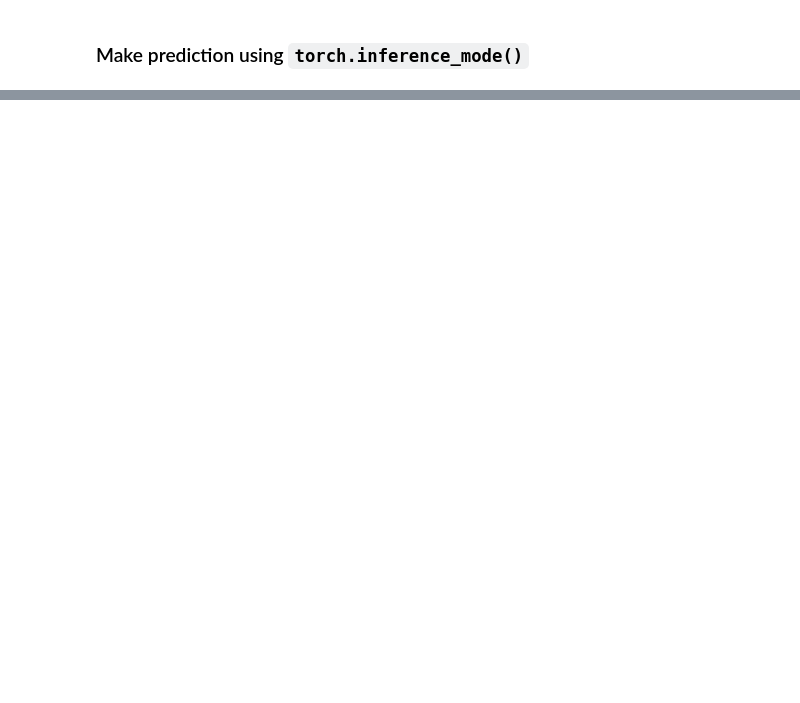
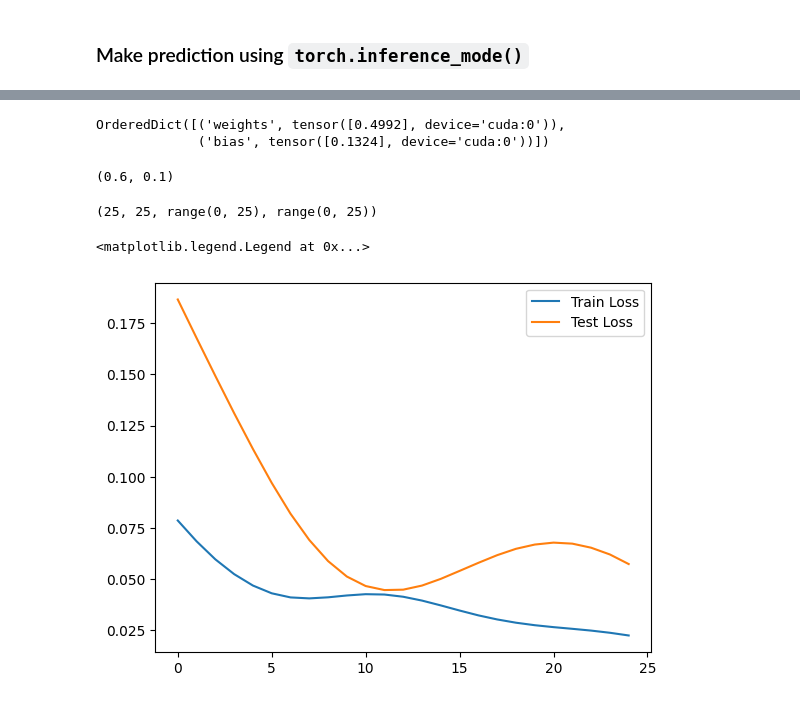
Before and after one commit to vyron-arvanitis/pytorch_tutorials, a Jupyter notebook: 01_pytorch_workflow.ipynb, the cells around one changed output, grey strips where cells are left out. Drawn from its saved outputs; the diff is of its cells as text; code cells hidden in the pictures; blank space fills up the shorter version.

```diff
--- a/01_pytorch_workflow.ipynb
+++ b/01_pytorch_workflow.ipynb
@@ -152,0 +451,4 @@ tensor([0.5936, 0.8694])
+# %%
+# Setup device agnostic code
+device = "cuda" if torch.cuda.is_available() else "cpu"
+print(f" Using devices {device}")
@@ -152,0 +500,7 @@ tensor([0.5936, 0.8694])
+# %%
+# Split data
+train_split = int(0.8 * len(X))
+X_train, y_train = X[:train_split], y[:train_split]
+X_test, y_test = X[train_split:], y[train_split:]
+
+len(X_train), len(y_train), len(X_test), len(y_test)
@@ -152,0 +516,18 @@ tensor([0.5936, 0.8694])
+# %%
+# Create a linear model by subclassing nn.Module
+in_feature = X_train.shape[1]
+class LinearModel(nn.Module):
+  def __init__(self):
+    super().__init__()
+    self.linear_layer = nn.Linear(in_features=in_feature,
+                                  out_features=in_feature,
+                                  device=device,
+                                  dtype=torch.float
+                                  )
+  def forward(self, x: torch.Tensor) -> torch.Tensor:
+    return self.linear_layer(x)
+
+# Set the manual seed
+torch.manual_seed(42)
+model_1 = LinearRegressionModel()
+model_1, model_1.state_dict()
@@ -152,0 +563,7 @@ tensor([0.5936, 0.8694])
+# %%
+# Setup the loss function
+loss_fn = nn.L1Loss()
+
+# Setup an optimizer
+optimizer = torch.optim.Adam(params=model_1.parameters(),
+                            lr=0.01)
@@ -152,0 +621,20 @@ tensor([0.5936, 0.8694])
+# %%
+model_1.state_dict()
+# %% [output]
+OrderedDict([('weights', tensor([0.4992], device='cuda:0')),
+             ('bias', tensor([0.1324], device='cuda:0'))])
+# %%
+weight, bias
+# %% [output]
+(0.6, 0.1)
+# %%
+len([_ for _ in range(epochs)]), len(train_loss_values), range(len(train_loss_values)), range(len(test_loss_values))
+# %% [output]
+(25, 25, range(0, 25), range(0, 25))
+# %%
+plt.plot([_ for _ in range(epochs)], np.array(torch.tensor(train_loss_values).detach().cpu()), label="Train Loss" )
+plt.plot(range(len(test_loss_values)), test_loss_values , label="Test Loss")
+plt.legend()
+# %% [output]
+<matplotlib.legend.Legend at 0x...>
+[figure, added]
```
Also changed, not shown: parts of 48 cells of this notebook.
